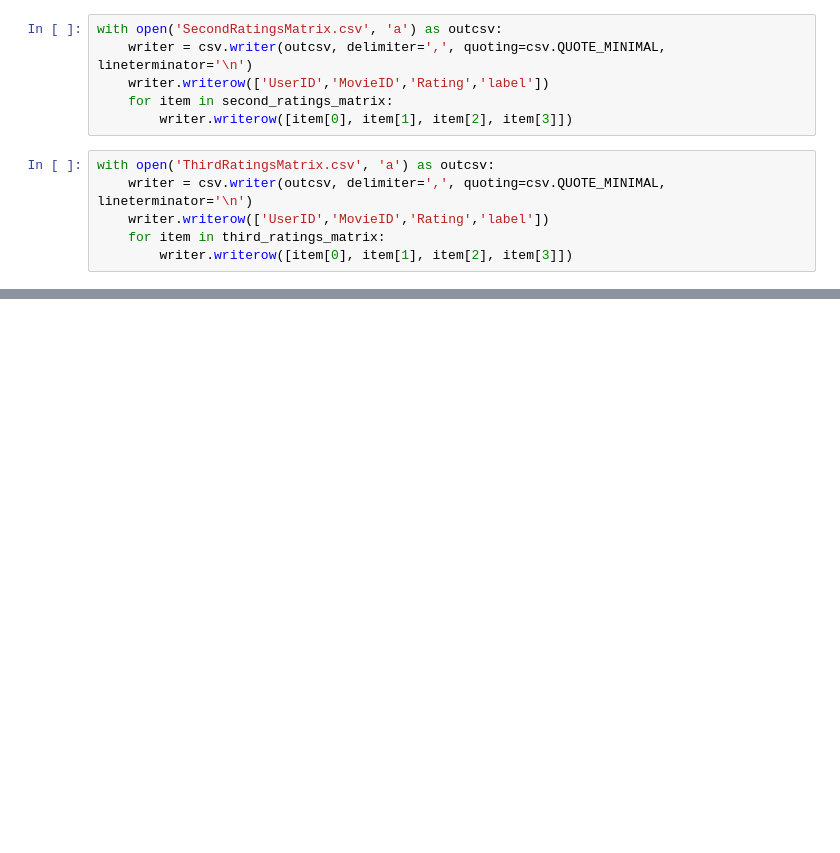
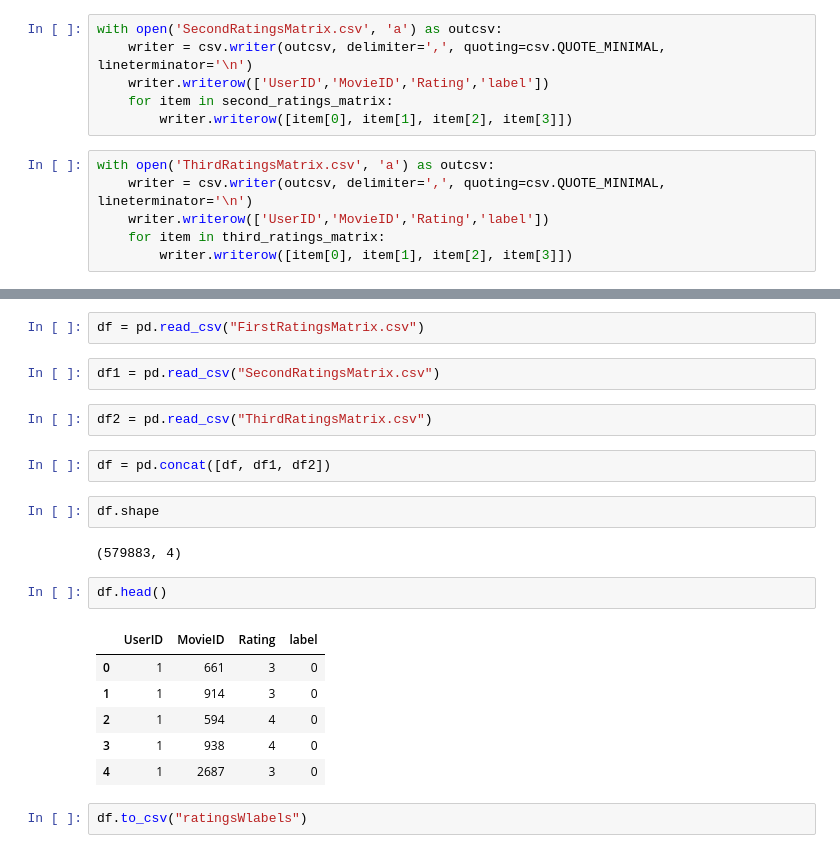
Before and after one commit to erwenzhang/Recommender_System, a Jupyter notebook: clusterMovies.ipynb, the cells around one changed output, grey strips where cells are left out. Drawn from its saved outputs; the diff is of its cells as text; blank space fills up the shorter version.

Commit message:
added movies dataset merge steps and logistic regression prediction and recommendation

```diff
--- a/clusterMovies.ipynb
+++ b/clusterMovies.ipynb
@@ -171,0 +326,23 @@ with open('ThirdRatingsMatrix.csv', 'a') as outcsv:
+# %%
+df = pd.read_csv("FirstRatingsMatrix.csv")
+# %%
+df1 = pd.read_csv("SecondRatingsMatrix.csv")
+# %%
+df2 = pd.read_csv("ThirdRatingsMatrix.csv")
+# %%
+df = pd.concat([df, df1, df2])
+# %%
+df.shape
+# %% [output]
+(579883, 4)
+# %%
+df.head()
+# %% [output]
+|  | UserID | MovieID | Rating | label |
+| 0 | 1 | 661 | 3 | 0 |
+| 1 | 1 | 914 | 3 | 0 |
+| 2 | 1 | 594 | 4 | 0 |
+| 3 | 1 | 938 | 4 | 0 |
+| 4 | 1 | 2687 | 3 | 0 |
+# %%
+df.to_csv("ratingsWlabels")
```
Also changed, not shown: parts of 50 cells of this notebook.
